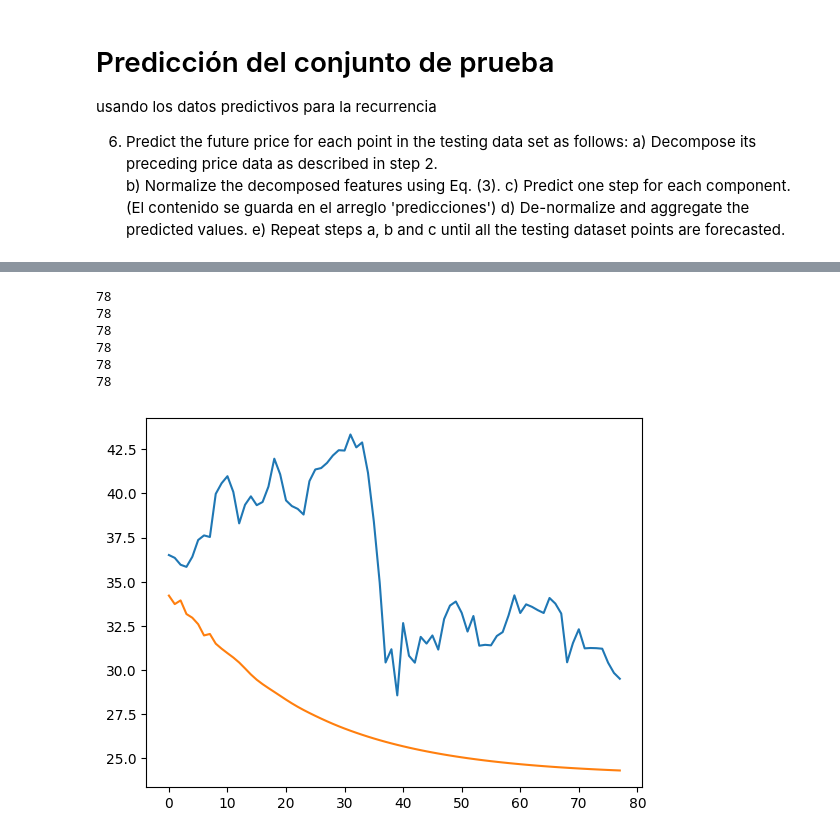
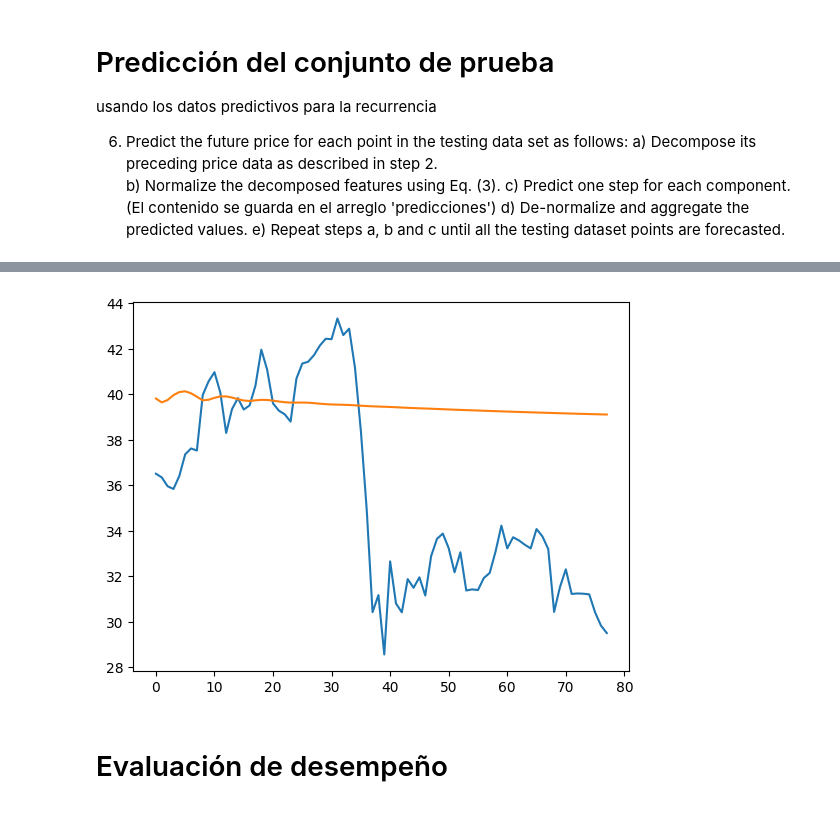
Before and after one commit to MiguelAngelLiera/Stock_Exchange_NN_PP, a Jupyter notebook: DWT_LSTM.ipynb, the cells around one changed output, grey strips where cells are left out. Saved outputs shown, nothing was run; the diff lists cells and outputs as text; code cells hidden in the pictures.

```diff
--- a/DWT_LSTM.ipynb
+++ b/DWT_LSTM.ipynb
@@ -669,35 +578,0 @@ plt.show()
-# %%
-#plt.plot(range(108), [utls.desnormalizar(vect) for vect in utls.genera_prediccion(pruebas_ordenadas[0],red_A1).detach().numpy().tolist()[0]])
-# Mostrar el gráfico
-#plt.show()
-
-#coeffs_pp = [np.array(c) for c in [cA,cD_1,cD_2,cD_3,cD_4,cD_5]]
-#coeffs_pp = [np.array(c) for c in [A5_p,D5_p,D4_p,D3_p,D2_p,D1_p]]
-# #print([len(i) for i in coeffs])
-# #print([len(i) for i in coeffs_p])
-
-# # for i, c in enumerate(coeffs_prueba):
-# #     print(f'Forma de c{i}: {np.shape(c)}')
-# for i, c in enumerate(coeffs_n_prueba_8_1):
-#     print(f'Forma de c{i}: {np.shape(c)}')
-# for i, c in enumerate(prueba_8_1):
-#     print(f'Forma de c{i}: {np.shape(c)}')
-#rec = pywt.waverec(coeffs_pp, 'bior3.5', mode=mode)
-for i in predicciones_d:
-    print(len(i))
-(A5_rec, D5_rec, D4_rec, D3_rec, D2_rec, D1_rec) = predicciones_d
-# c_prueba = cierre[int(len(cierre) * 0.7):]
-rec = A5_rec + D5_rec + D4_rec + D3_rec + D2_rec + D1_rec
-plt.plot(range(len(cierre_p)),cierre_p) #Señal original
-plt.plot(range(len(rec)),rec) #Señal predicha
-
-# #plt.plot(range(len(cA)),cA)
-plt.show()
-# %% [output]
-78
-78
-78
-78
-78
-78
-[figure, removed]
@@ -703,0 +583,17 @@ plt.show()
+# %%
+predicciones_d = []
+i=0
+for vect in predicciones:
+    predicciones_d.append(utls.desnormalizar(vect,np.max(components_p[i]),np.min(components_p[i])))
+    i+=1
+
+(A5_rec, D5_rec, D4_rec, D3_rec, D2_rec, D1_rec) = predicciones_d
+rec = A5_rec + D5_rec + D4_rec + D3_rec + D2_rec + D1_rec
+plt.plot(cierre_p) #Señal original
+plt.plot(rec) #Señal predicha
+
+plt.show()
+# %% [output]
+[figure, added]
+# %% [markdown]
+# Evaluación de desempeño
```
Also changed, not shown: parts of 33 cells of this notebook, 29 other files.
